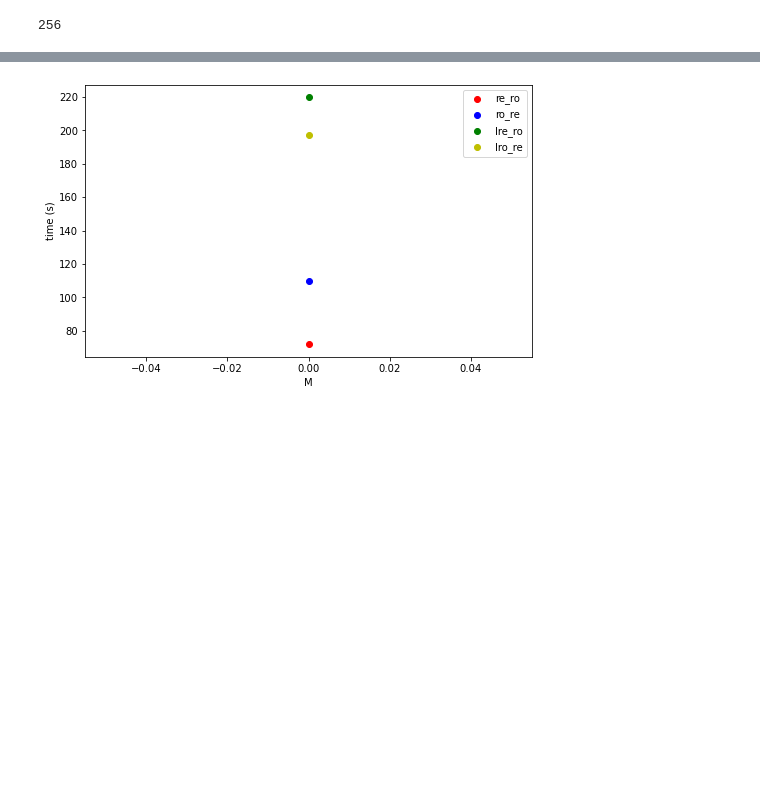
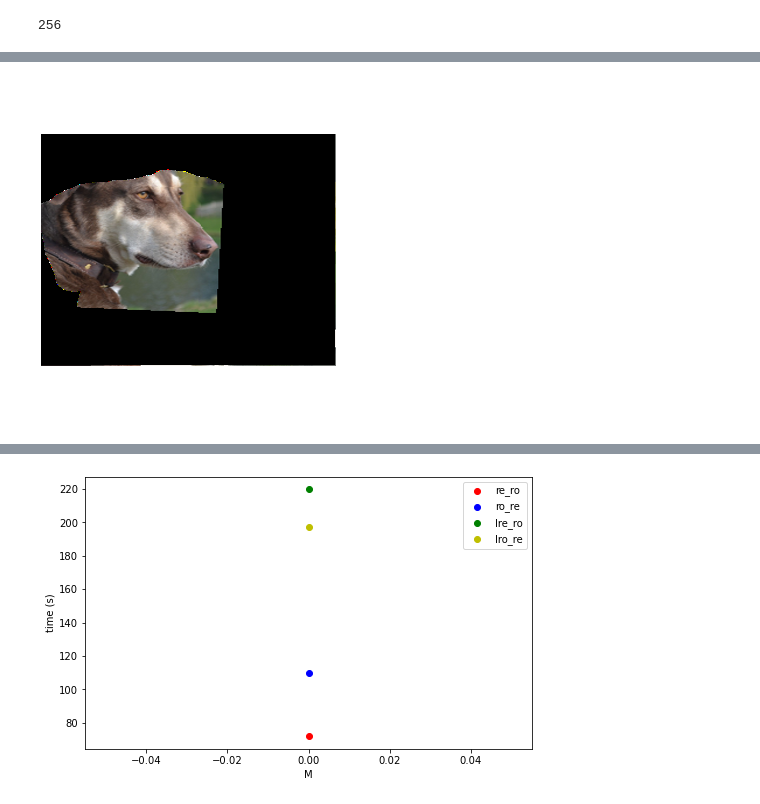
Before and after one commit to NewSciTLH/U-2-Net, a Jupyter notebook: notesdayperday.ipynb, the cells around one changed output, grey strips where cells are left out. Cells and saved outputs as stored; diff of their text form; code cells hidden in the pictures; blank space fills up the shorter version.

```diff
--- a/notesdayperday.ipynb
+++ b/notesdayperday.ipynb
@@ -635,0 +732,5 @@ thirdstep
+# %%
+array_m = np.array(secstep)[:,:,:3]
+Image.fromarray(array_m)
+# %% [output]
+[figure, added]
```
Also changed, not shown: parts of 6 cells of this notebook, 4 other files.
